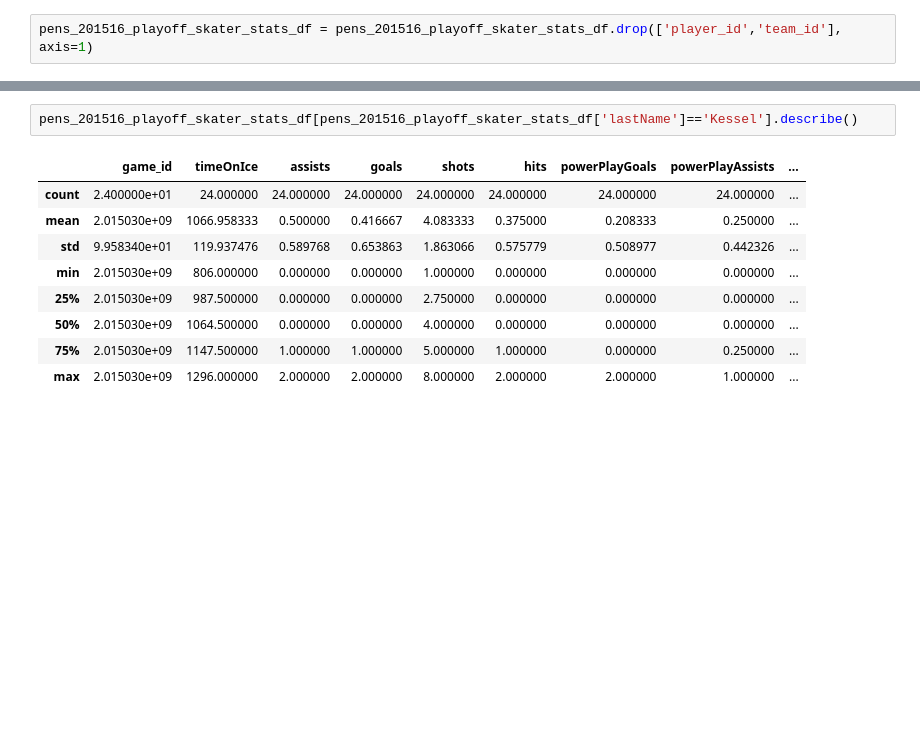
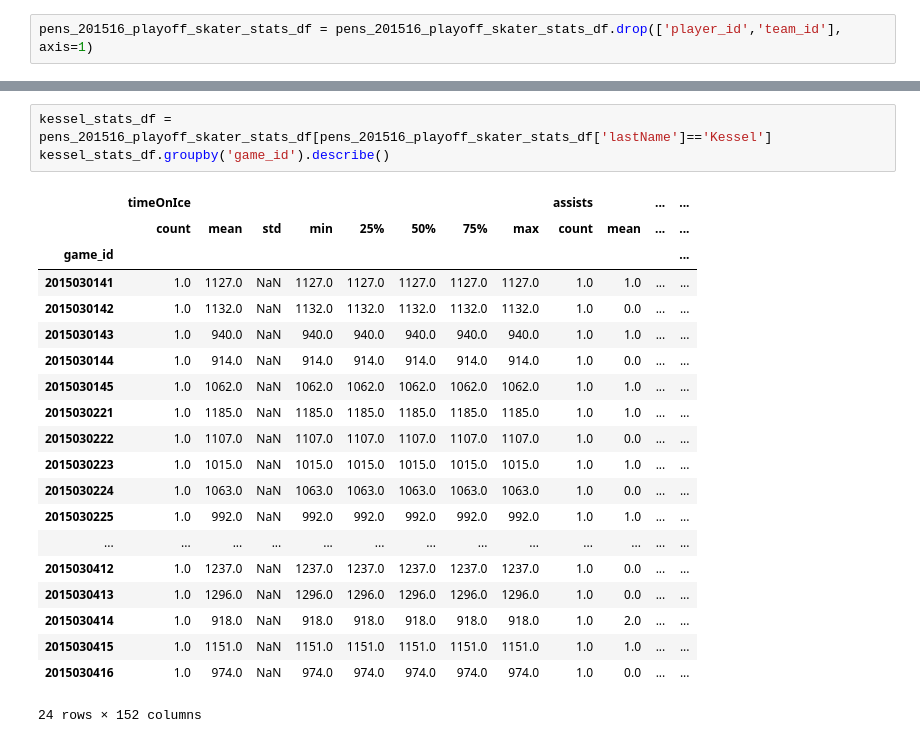
Before and after one commit to boncz/PenguinsHockeyAnalysis, a Jupyter notebook: PensPlayoffAnalysis.ipynb, the cells around one changed output, grey strips where cells are left out. Saved outputs shown, nothing was run; the diff lists cells and outputs as text; blank space fills up the shorter version.

```diff
--- a/PensPlayoffAnalysis.ipynb
+++ b/PensPlayoffAnalysis.ipynb
@@ -247,12 +293,24 @@ pens_201516_playoff_skater_stats_df.groupby('lastName').describe()
 # %%
-pens_201516_playoff_skater_stats_df[pens_201516_playoff_skater_stats_df['lastName']=='Kessel'].describe()
+kessel_stats_df = pens_201516_playoff_skater_stats_df[pens_201516_playoff_skater_stats_df['lastName']=='Kessel']
+kessel_stats_df.groupby('game_id').describe()
 # %% [output]
-|  | game_id | timeOnIce | assists | goals | shots | hits | powerPlayGoals | powerPlayAssists | ... |
-| count | 2.400000e+01 | 24.000000 | 24.000000 | 24.000000 | 24.000000 | 24.000000 | 24.000000 | 24.000000 | ... |
-| mean | 2.015030e+09 | 1066.958333 | 0.500000 | 0.416667 | 4.083333 | 0.375000 | 0.208333 | 0.250000 | ... |
-| std | 9.958340e+01 | 119.937476 | 0.589768 | 0.653863 | 1.863066 | 0.575779 | 0.508977 | 0.442326 | ... |
-| min | 2.015030e+09 | 806.000000 | 0.000000 | 0.000000 | 1.000000 | 0.000000 | 0.000000 | 0.000000 | ... |
-| 25% | 2.015030e+09 | 987.500000 | 0.000000 | 0.000000 | 2.750000 | 0.000000 | 0.000000 | 0.000000 | ... |
-| 50% | 2.015030e+09 | 1064.500000 | 0.000000 | 0.000000 | 4.000000 | 0.000000 | 0.000000 | 0.000000 | ... |
-| 75% | 2.015030e+09 | 1147.500000 | 1.000000 | 1.000000 | 5.000000 | 1.000000 | 0.000000 | 0.250000 | ... |
-| max | 2.015030e+09 | 1296.000000 | 2.000000 | 2.000000 | 8.000000 | 2.000000 | 2.000000 | 1.000000 | ... |
+|  | timeOnIce |  |  |  |  |  |  |  | assists |  | ... | ... |
+|  | count | mean | std | min | 25% | 50% | 75% | max | count | mean | ... | ... |
+| game_id |  |  |  |  |  |  |  |  |  |  |  | ... |
+| 2015030141 | 1.0 | 1127.0 | NaN | 1127.0 | 1127.0 | 1127.0 | 1127.0 | 1127.0 | 1.0 | 1.0 | ... | ... |
+| 2015030142 | 1.0 | 1132.0 | NaN | 1132.0 | 1132.0 | 1132.0 | 1132.0 | 1132.0 | 1.0 | 0.0 | ... | ... |
+| 2015030143 | 1.0 | 940.0 | NaN | 940.0 | 940.0 | 940.0 | 940.0 | 940.0 | 1.0 | 1.0 | ... | ... |
+| 2015030144 | 1.0 | 914.0 | NaN | 914.0 | 914.0 | 914.0 | 914.0 | 914.0 | 1.0 | 0.0 | ... | ... |
+| 2015030145 | 1.0 | 1062.0 | NaN | 1062.0 | 1062.0 | 1062.0 | 1062.0 | 1062.0 | 1.0 | 1.0 | ... | ... |
+| 2015030221 | 1.0 | 1185.0 | NaN | 1185.0 | 1185.0 | 1185.0 | 1185.0 | 1185.0 | 1.0 | 1.0 | ... | ... |
+| 2015030222 | 1.0 | 1107.0 | NaN | 1107.0 | 1107.0 | 1107.0 | 1107.0 | 1107.0 | 1.0 | 0.0 | ... | ... |
+| 2015030223 | 1.0 | 1015.0 | NaN | 1015.0 | 1015.0 | 1015.0 | 1015.0 | 1015.0 | 1.0 | 1.0 | ... | ... |
+| 2015030224 | 1.0 | 1063.0 | NaN | 1063.0 | 1063.0 | 1063.0 | 1063.0 | 1063.0 | 1.0 | 0.0 | ... | ... |
+| 2015030225 | 1.0 | 992.0 | NaN | 992.0 | 992.0 | 992.0 | 992.0 | 992.0 | 1.0 | 1.0 | ... | ... |
+| ... | ... | ... | ... | ... | ... | ... | ... | ... | ... | ... | ... | ... |
+| 2015030412 | 1.0 | 1237.0 | NaN | 1237.0 | 1237.0 | 1237.0 | 1237.0 | 1237.0 | 1.0 | 0.0 | ... | ... |
+| 2015030413 | 1.0 | 1296.0 | NaN | 1296.0 | 1296.0 | 1296.0 | 1296.0 | 1296.0 | 1.0 | 0.0 | ... | ... |
+| 2015030414 | 1.0 | 918.0 | NaN | 918.0 | 918.0 | 918.0 | 918.0 | 918.0 | 1.0 | 2.0 | ... | ... |
+| 2015030415 | 1.0 | 1151.0 | NaN | 1151.0 | 1151.0 | 1151.0 | 1151.0 | 1151.0 | 1.0 | 1.0 | ... | ... |
+| 2015030416 | 1.0 | 974.0 | NaN | 974.0 | 974.0 | 974.0 | 974.0 | 974.0 | 1.0 | 0.0 | ... | ... |
+24 rows × 152 columns
```
Also changed, not shown: parts of 7 cells of this notebook.
